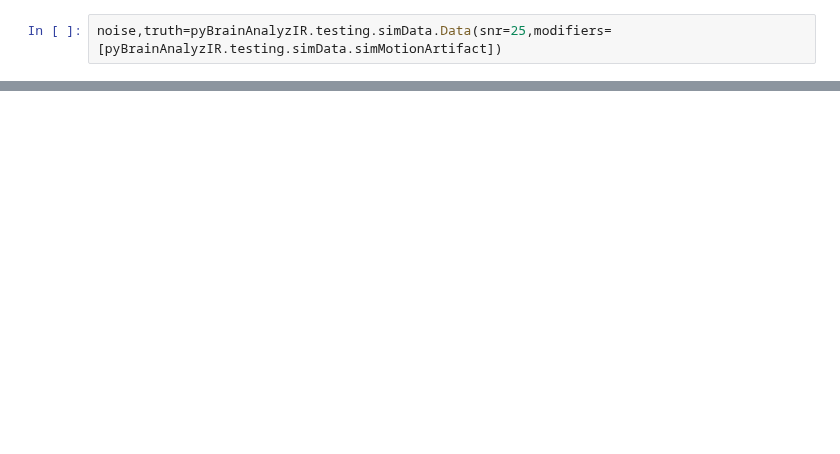
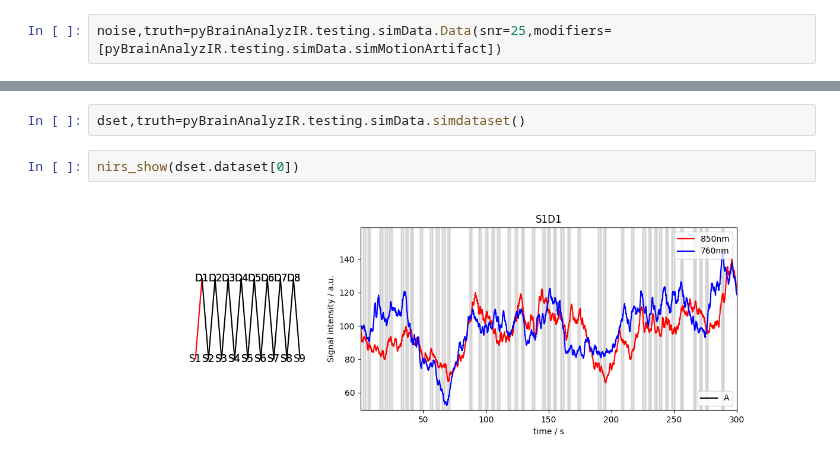
Before and after one commit to huppertt/pyNIRS_toolbox, a Jupyter notebook: examples/01_SimulatingData.ipynb, the cells around one changed output, grey strips where cells are left out. Drawn from its saved outputs; the diff is of its cells as text; blank space fills up the shorter version.

```diff
--- a/examples/01_SimulatingData.ipynb
+++ b/examples/01_SimulatingData.ipynb
@@ -92,0 +98,6 @@ nirs_show(noise)
+# %%
+dset,truth=pyBrainAnalyzIR.testing.simData.simdataset()
+# %%
+nirs_show(dset.dataset[0])
+# %% [output]
+[figure, added]
```
Also changed, not shown: parts of 5 cells of this notebook, 51 other files.
